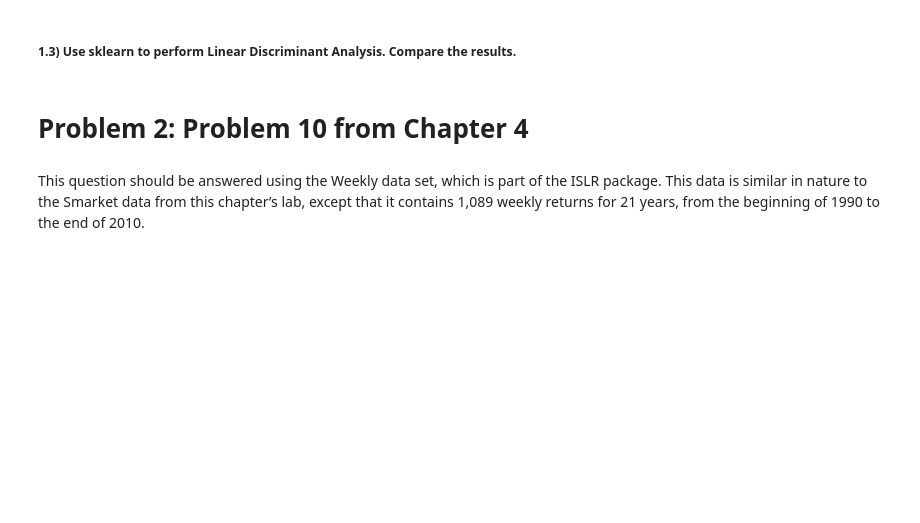
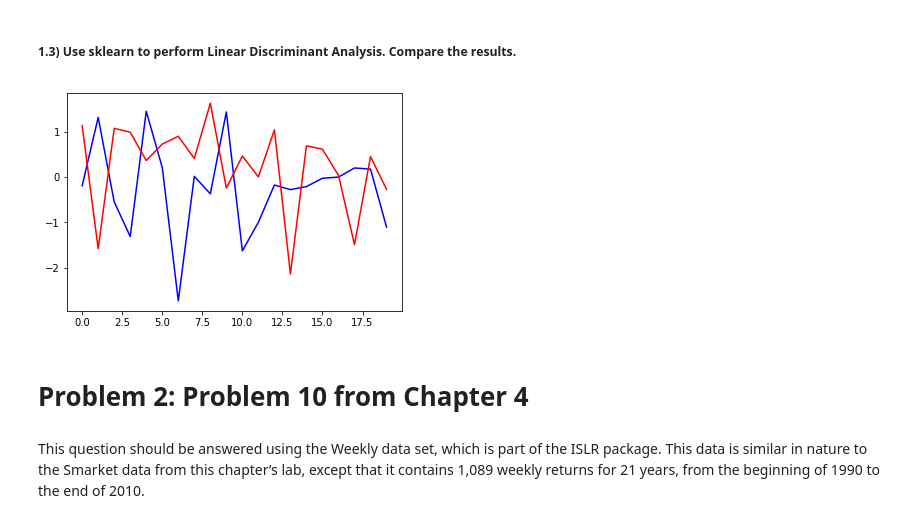
Before and after one commit to KylePolansky/EE379K-DS, a Jupyter notebook: Lab5/Lab5.ipynb, the cells around one changed output. Drawn from its saved outputs; the diff is of its cells as text; code cells hidden in the pictures; blank space fills up the shorter version.

```diff
--- a/Lab5/Lab5.ipynb
+++ b/Lab5/Lab5.ipynb
@@ -11,5 +52,18 @@ Karthik Konath (kk28699), Kyle Polansky (kpp446)
 # %% [markdown]
 ##### 1.3) Use sklearn to perform Linear Discriminant Analysis. Compare the results.
+# %%
+from sklearn.discriminant_analysis import LinearDiscriminantAnalysis
+clf = LinearDiscriminantAnalysis(n_components=2)
+y = np.hstack((np.zeros(20), np.ones(20)))
+rp = np.concatenate([rp1,rp2])
+rpLDA = clf.fit_transform(rp, y)
+rp1LDA = rpLDA[:20]
+rp2LDA = rpLDA[20:]
+plt.plot(rp1LDA, "b", label="rp1")
+plt.plot(rp2LDA, "r", label="rp2")
+plt.show()
+# %% [output]
+[figure, added]
 # %% [markdown]
 # Problem 2:  Problem 10 from Chapter 4
 # %% [markdown]
```
Also changed, not shown: parts of 11 cells of this notebook, 1 other file.
